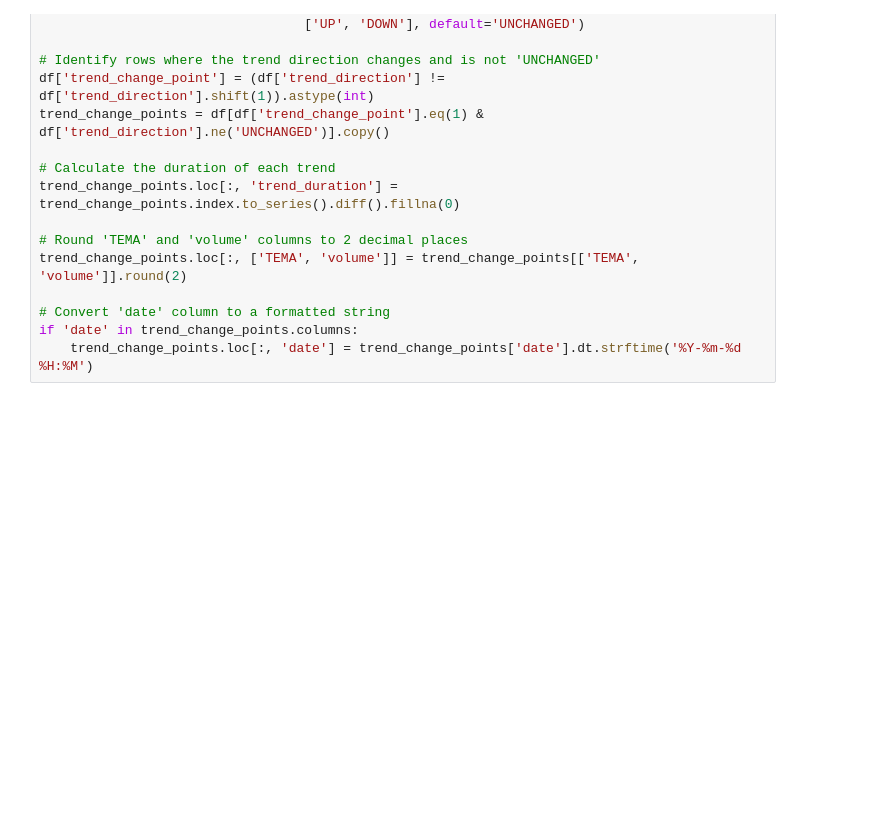
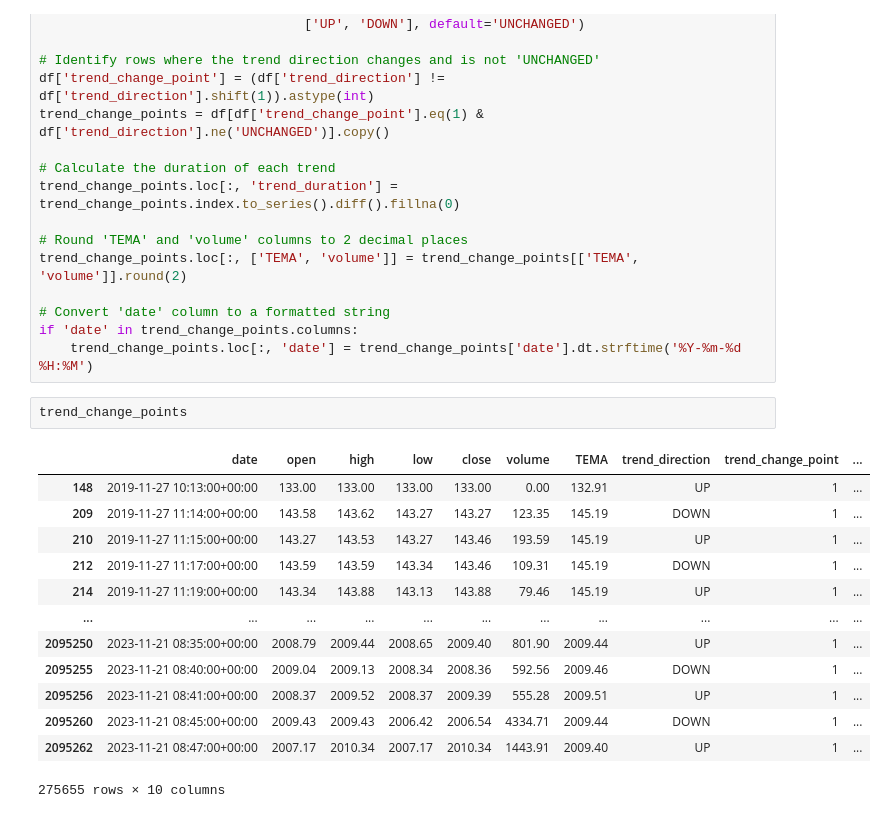
Before and after one commit to rainfrog123/stuff, a Jupyter notebook: freq/bot_2_ML_1m_bot/analyze_1m_data_TEMA_machine_learning.ipynb, the cells around one changed output. Drawn from its saved outputs; the diff is of its cells as text; blank space fills up the shorter version.

```diff
--- a/freq/bot_2_ML_1m_bot/analyze_1m_data_TEMA_machine_learning.ipynb
+++ b/freq/bot_2_ML_1m_bot/analyze_1m_data_TEMA_machine_learning.ipynb
@@ -28,6 +28,22 @@ trend_change_points.loc[:, ['TEMA', 'volume']] = trend_change_points[['TEMA', 'v
 # Convert 'date' column to a formatted string
 if 'date' in trend_change_points.columns:
     trend_change_points.loc[:, 'date'] = trend_change_points['date'].dt.strftime('%Y-%m-%d %H:%M')
+# %%
+trend_change_points
+# %% [output]
+|  | date | open | high | low | close | volume | TEMA | trend_direction | trend_change_point | ... |
+| 148 | 2019-11-27 10:13:00+00:00 | 133.00 | 133.00 | 133.00 | 133.00 | 0.00 | 132.91 | UP | 1 | ... |
+| 209 | 2019-11-27 11:14:00+00:00 | 143.58 | 143.62 | 143.27 | 143.27 | 123.35 | 145.19 | DOWN | 1 | ... |
+| 210 | 2019-11-27 11:15:00+00:00 | 143.27 | 143.53 | 143.27 | 143.46 | 193.59 | 145.19 | UP | 1 | ... |
+| 212 | 2019-11-27 11:17:00+00:00 | 143.59 | 143.59 | 143.34 | 143.46 | 109.31 | 145.19 | DOWN | 1 | ... |
+| 214 | 2019-11-27 11:19:00+00:00 | 143.34 | 143.88 | 143.13 | 143.88 | 79.46 | 145.19 | UP | 1 | ... |
+| ... | ... | ... | ... | ... | ... | ... | ... | ... | ... | ... |
+| 2095250 | 2023-11-21 08:35:00+00:00 | 2008.79 | 2009.44 | 2008.65 | 2009.40 | 801.90 | 2009.44 | UP | 1 | ... |
+| 2095255 | 2023-11-21 08:40:00+00:00 | 2009.04 | 2009.13 | 2008.34 | 2008.36 | 592.56 | 2009.46 | DOWN | 1 | ... |
+| 2095256 | 2023-11-21 08:41:00+00:00 | 2008.37 | 2009.52 | 2008.37 | 2009.39 | 555.28 | 2009.51 | UP | 1 | ... |
+| 2095260 | 2023-11-21 08:45:00+00:00 | 2009.43 | 2009.43 | 2006.42 | 2006.54 | 4334.71 | 2009.44 | DOWN | 1 | ... |
+| 2095262 | 2023-11-21 08:47:00+00:00 | 2007.17 | 2010.34 | 2007.17 | 2010.34 | 1443.91 | 2009.40 | UP | 1 | ... |
+275655 rows × 10 columns
 # %%
 import matplotlib.pyplot as plt
 
```
Also changed, not shown: parts of 1 cell of this notebook, 4 other files.
